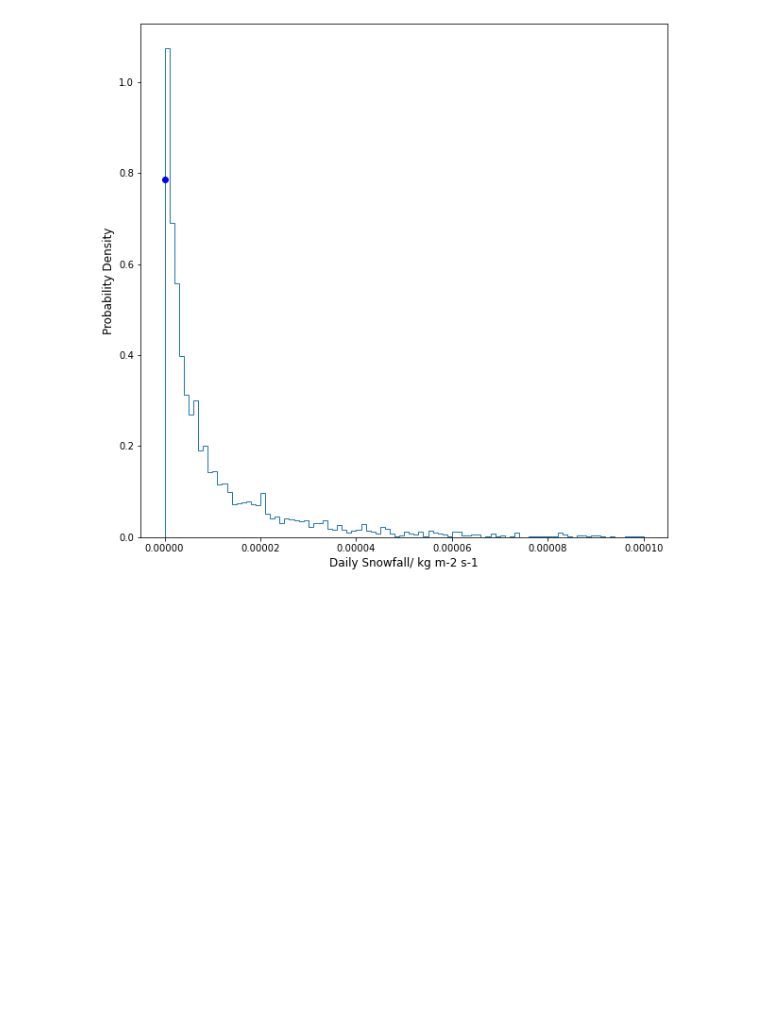
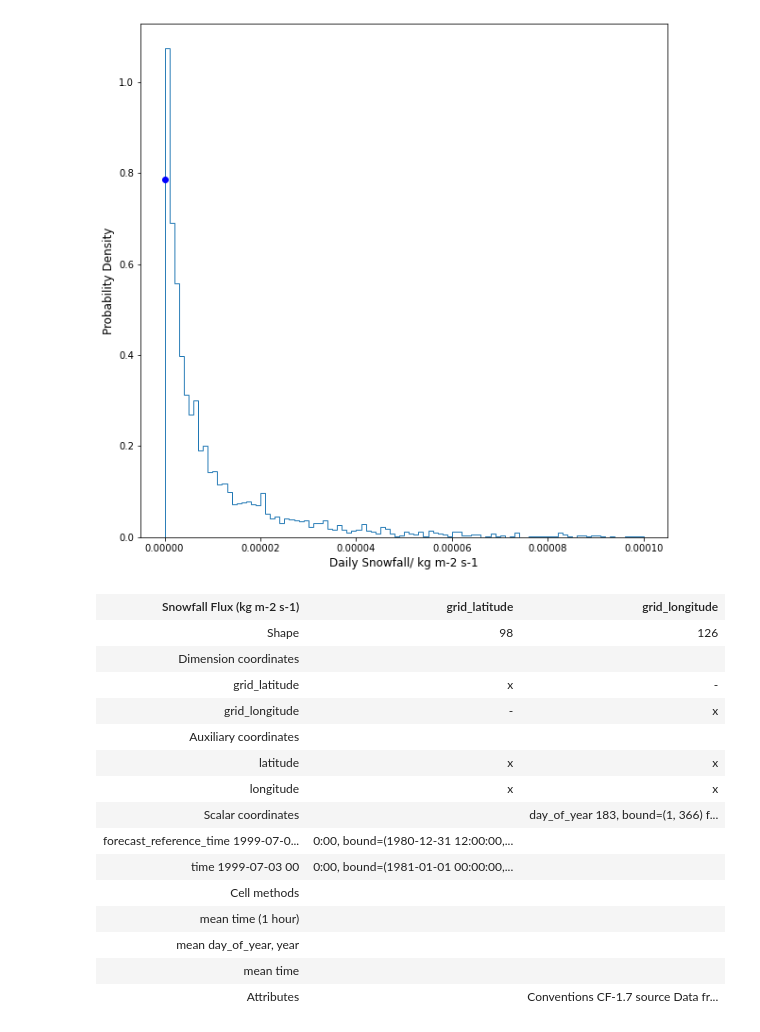
Before and after one commit to Jez-Carter/Bias_Correction, a Jupyter notebook: scripts/Examining Data.ipynb, the cells around one changed output. Saved outputs shown, nothing was run; the diff lists cells and outputs as text; code cells hidden in the pictures; blank space fills up the shorter version.

```diff
--- a/scripts/Examining Data.ipynb
+++ b/scripts/Examining Data.ipynb
@@ -64,6 +64,25 @@ plt.ylabel('Probability Density', fontsize=12)
 plt.show()
 # %% [output]
 [figure]
+# %%
+cube
+# %% [output]
+| Snowfall Flux (kg m-2 s-1) | grid_latitude | grid_longitude |
+| Shape | 98 | 126 |
+| Dimension coordinates |  |  |
+| grid_latitude | x | - |
+| grid_longitude | - | x |
+| Auxiliary coordinates |  |  |
+| latitude | x | x |
+| longitude | x | x |
+| Scalar coordinates |  | day_of_year 183, bound=(1, 366) f... |
+| forecast_reference_time 1999-07-0... | 0:00, bound=(1980-12-31 12:00:00,... |  |
+| time 1999-07-03 00 | 0:00, bound=(1981-01-01 00:00:00,... |  |
+| Cell methods |  |  |
+| mean time (1 hour) |  |  |
+| mean day_of_year, year |  |  |
+| mean time |  |  |
+| Attributes |  | Conventions CF-1.7 source Data fr... |
 # %%
 # Plotting the Average Daily Snowfall by Grid Cell
 cube = metum_cube.collapsed('time',iris.analysis.MEAN)
```
Also changed, not shown: parts of 1 cell of this notebook, 21 other files.
